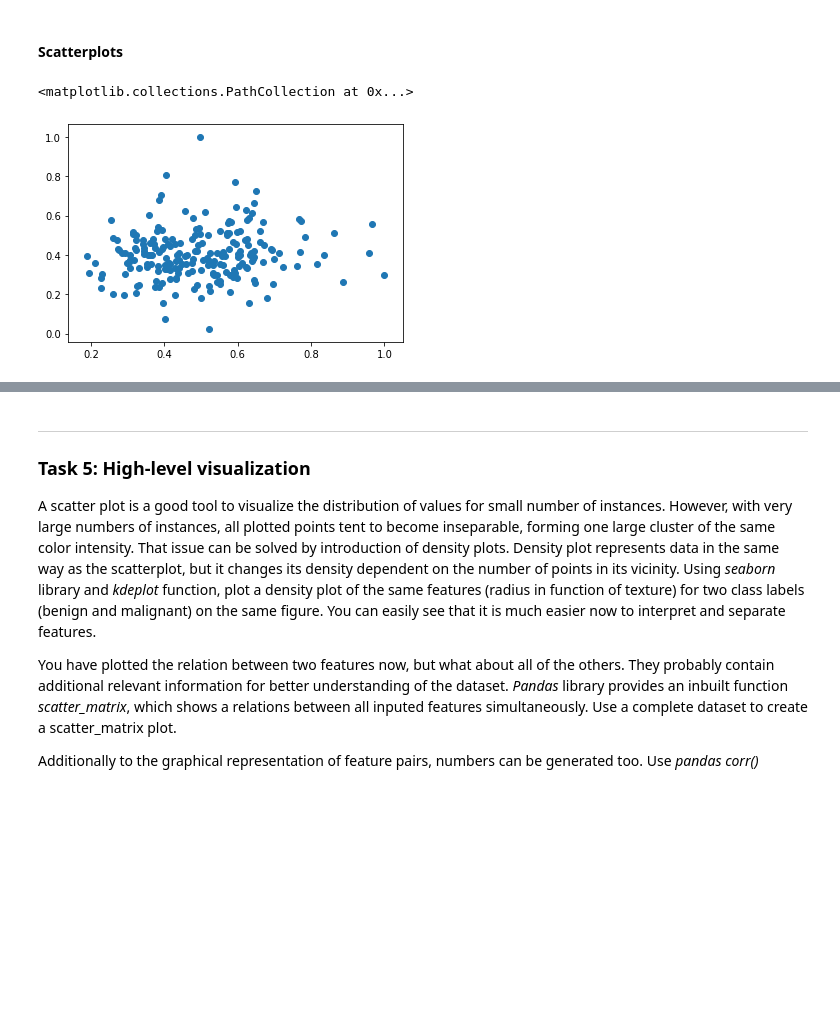
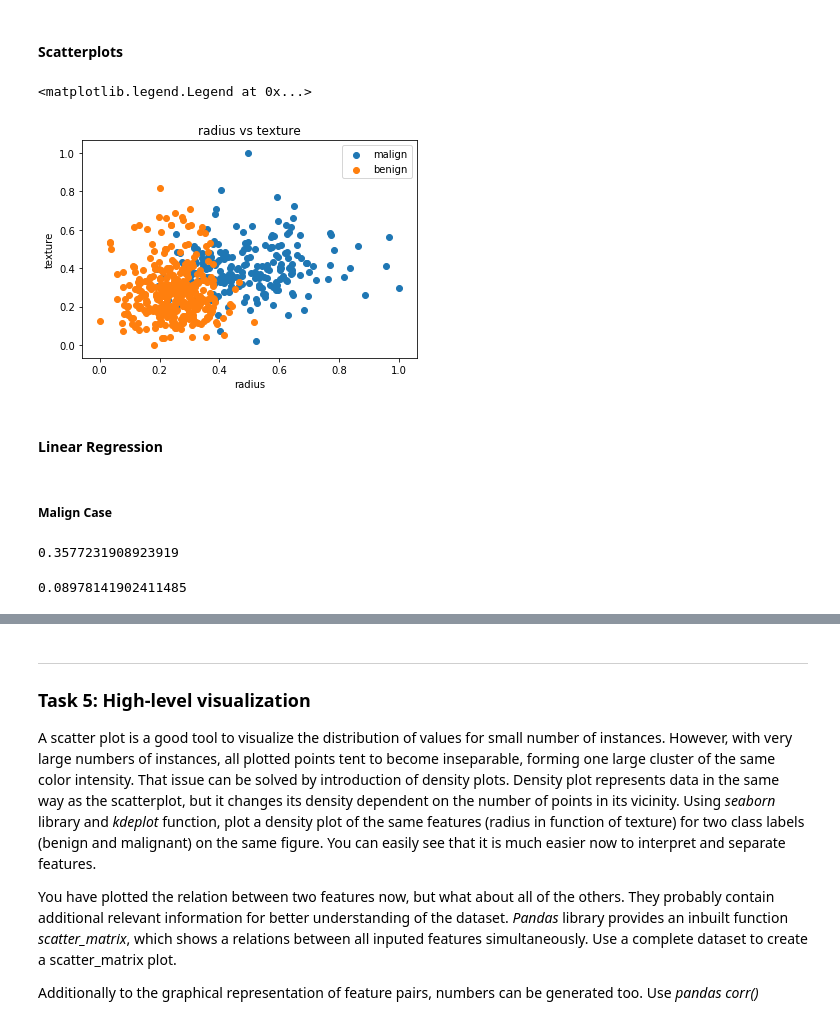
Before and after one commit to nik1168/clinical-decision-support-systems-exercises, a Jupyter notebook: WPO1/WPO1-Student.ipynb, the cells around one changed output, grey strips where cells are left out. Drawn from its saved outputs; the diff is of its cells as text; code cells hidden in the pictures; blank space fills up the shorter version.

```diff
--- a/WPO1/WPO1-Student.ipynb
+++ b/WPO1/WPO1-Student.ipynb
@@ -494,8 +494,15 @@ plt.legend()
 It can be seen that both histograms follow more or less the same distribution and overlap at some point.
 # %% [markdown]
 #### Scatterplots
-# %%
-plt.scatter(m_data_frame[radius], m_data_frame[texture])
-# %% [output]
-<matplotlib.collections.PathCollection at 0x...>
-[figure, removed]
+# %%
+plt.scatter(m_data_frame[radius], m_data_frame[texture],label="malign")
+plt.scatter(b_data_frame[radius], b_data_frame[texture],label="benign")
+plt.title("radius vs texture")
+plt.xlabel('radius')
+plt.ylabel('texture')
+plt.legend()
+# %% [output]
+<matplotlib.legend.Legend at 0x...>
+[figure, added]
+# %% [markdown]
+#### Linear Regression
@@ -501,0 +511,2 @@ plt.scatter(m_data_frame[radius], m_data_frame[texture])
+# %% [markdown]
+##### Malign Case
@@ -501,0 +517,8 @@ plt.scatter(m_data_frame[radius], m_data_frame[texture])
+# %%
+reg_m.intercept_[0] # Intercept
+# %% [output]
+0.3577231908923919
+# %%
+reg_m.coef_[0][0] # Slope
+# %% [output]
+0.08978141902411485
```
Also changed, not shown: parts of 27 cells of this notebook.
